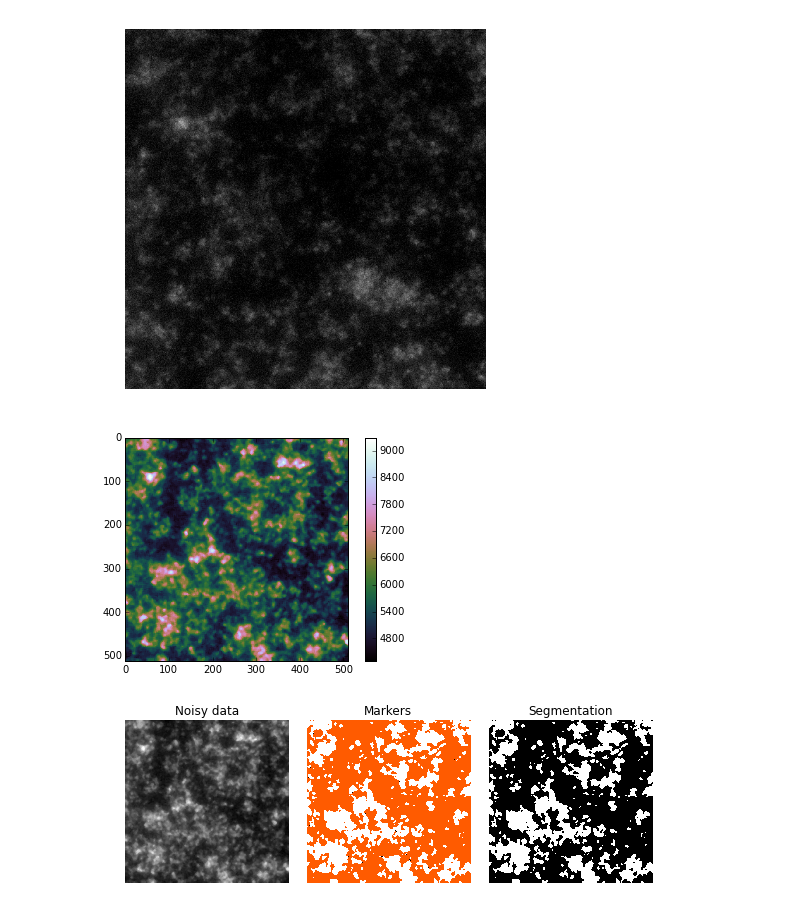
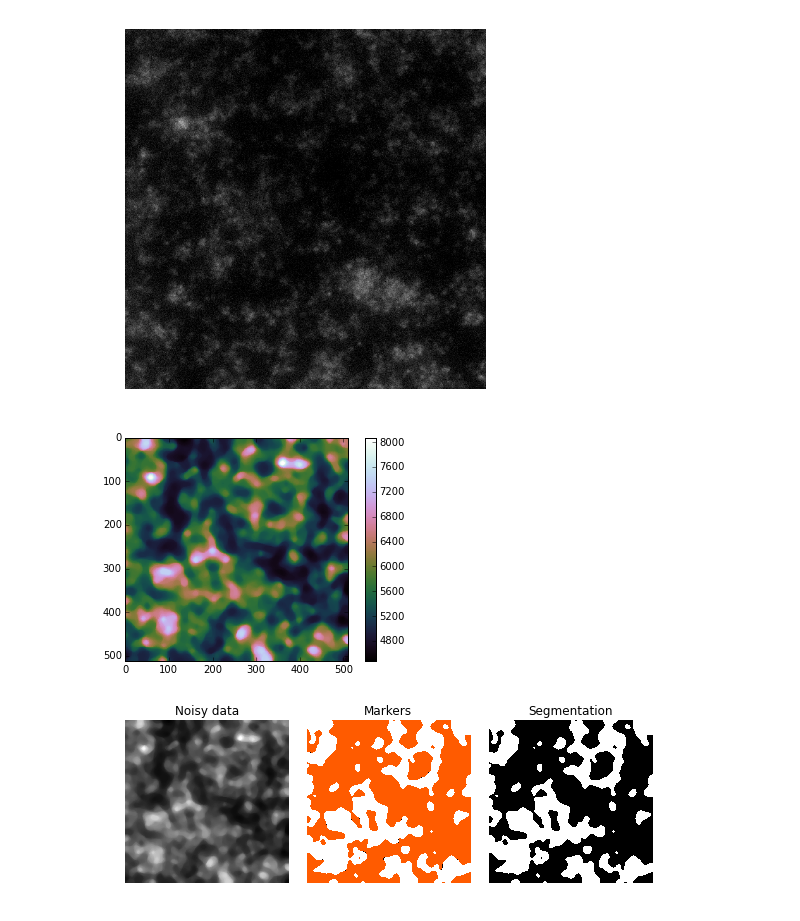
Before and after one commit to rraadd88/htsimaging, a Jupyter notebook: htsimaging/test_ana1_nd2csv.ipynb, the cells around one changed output. Drawn from its saved outputs; the diff is of its cells as text; code cells hidden in the pictures.

```diff
--- a/htsimaging/test_ana1_nd2csv.ipynb
+++ b/htsimaging/test_ana1_nd2csv.ipynb
@@ -168,11 +168,11 @@ from skimage import restoration
 from skimage import filters
 from skimage import morphology
 # %%
-edges = filters.median(data.astype(uint16),np.ones((7,7)))
+edges = filters.median(data.astype(uint16),np.ones((10,10)))
 io.imshow(edges)
 io.show()
 # %% [output]
-[figure, old version]
+[figure, new version]
 # %%
 data=edges
 markers = np.zeros(data.shape, dtype=np.uint)
@@ -188,7 +188,7 @@ markers[data > filters.threshold_otsu(edges)] = 2
 # data=skimage.img_as_float(np.float64(arr_list[0]))
 
 # Run random walker algorithm
-labels = random_walker(data, markers, beta=1, mode='bf')
+labels = random_walker(data, markers, beta=10, mode='bf')
 
 # Plot results
 fig, (ax1, ax2, ax3) = plt.subplots(1, 3, figsize=(8, 3.2),
@@ -209,7 +209,7 @@ ax3.set_title('Segmentation')
 fig.tight_layout()
 plt.show()
 # %% [output]
-[figure, old version]
+[figure, new version]
 # %%
 from skimage import measure
 lbl=measure.label(labels)
```
Also changed, not shown: parts of 12 cells of this notebook, 1 other file.
